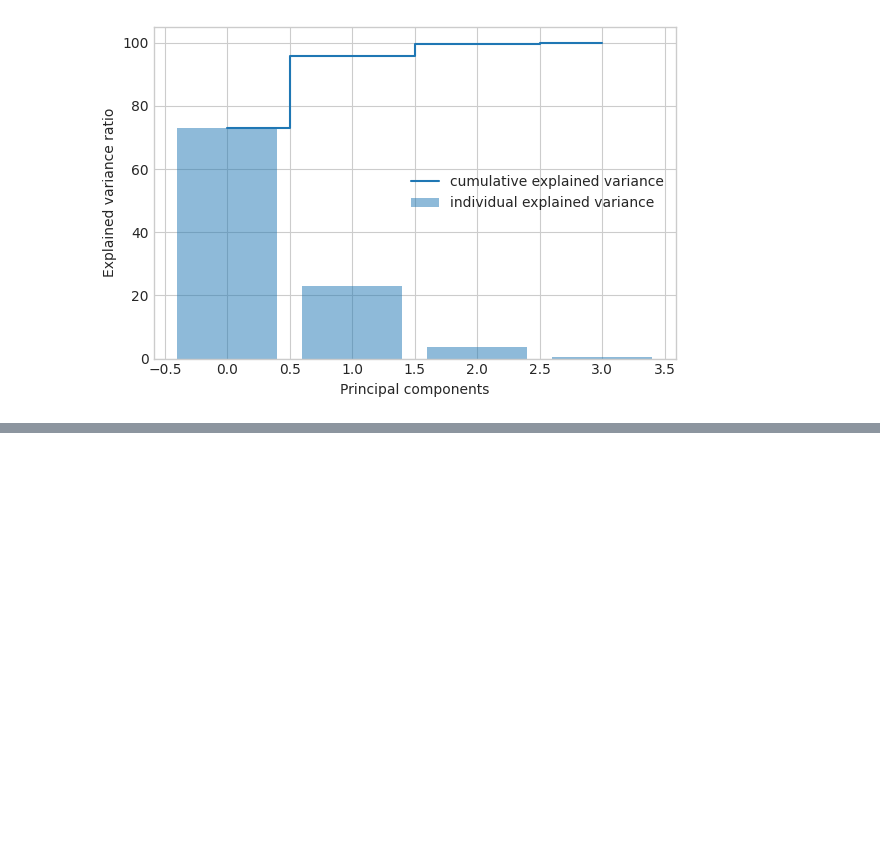
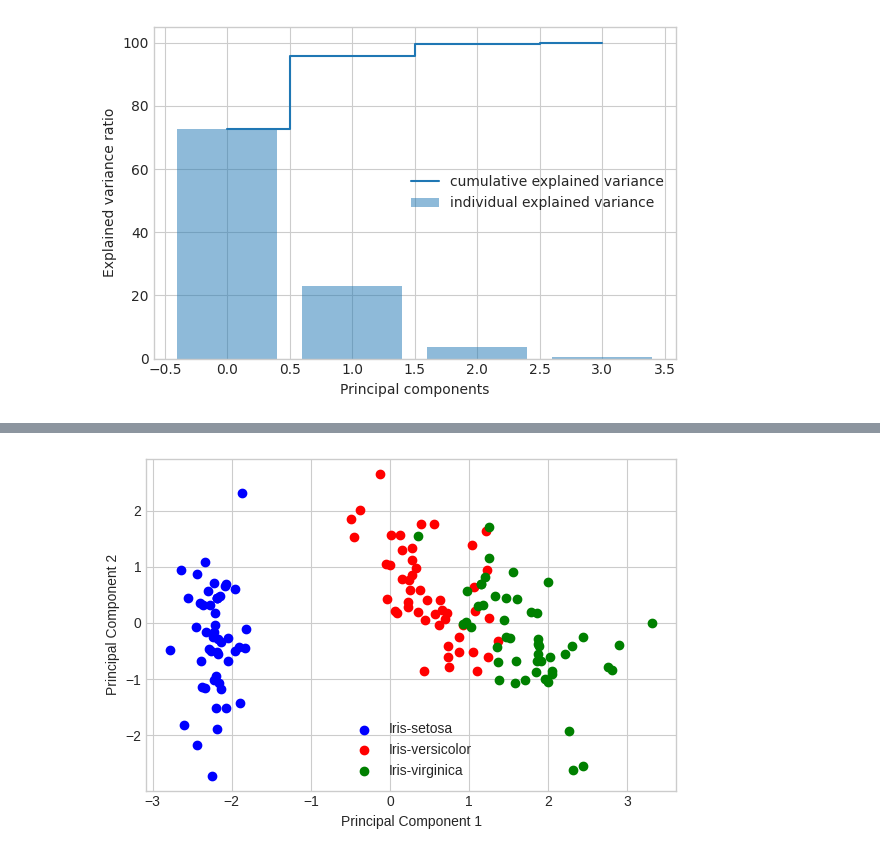
Before and after one commit to NabilaAtiraQurratulAini/PendataB, a Jupyter notebook: _sources/Tugas/PCAIrisData.ipynb, the cells around one changed output, grey strips where cells are left out. Saved outputs shown, nothing was run; the diff lists cells and outputs as text; code cells hidden in the pictures; blank space fills up the shorter version.

```diff
--- a/_sources/Tugas/PCAIrisData.ipynb
+++ b/_sources/Tugas/PCAIrisData.ipynb
@@ -228,0 +482,18 @@ with plt.style.context('seaborn-whitegrid'):
+# %%
+Y = X_std.dot(matrix_w)
+# %%
+with plt.style.context('seaborn-whitegrid'):
+    plt.figure(figsize=(6, 4))
+    for lab, col in zip(('Iris-setosa', 'Iris-versicolor', 'Iris-virginica'),
+                        ('blue', 'red', 'green')):
+        plt.scatter(Y[y==lab, 0],
+                    Y[y==lab, 1],
+                    label=lab,
+                    c=col)
+    plt.xlabel('Principal Component 1')
+    plt.ylabel('Principal Component 2')
+    plt.legend(loc='lower center')
+    plt.tight_layout()
+    plt.show()
+# %% [output]
+[figure, added]
```
Also changed, not shown: parts of 130 cells of this notebook, 8 other files.
